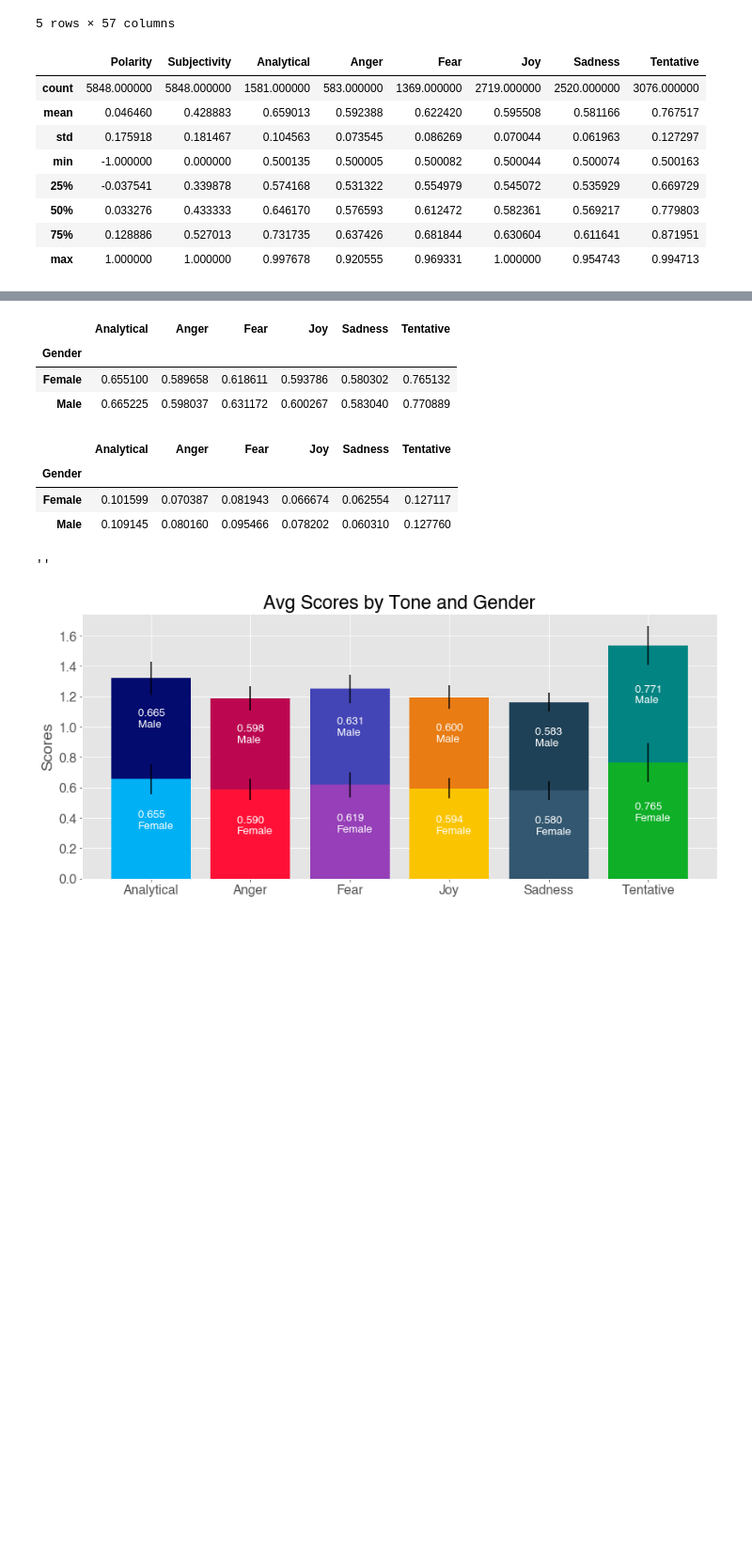
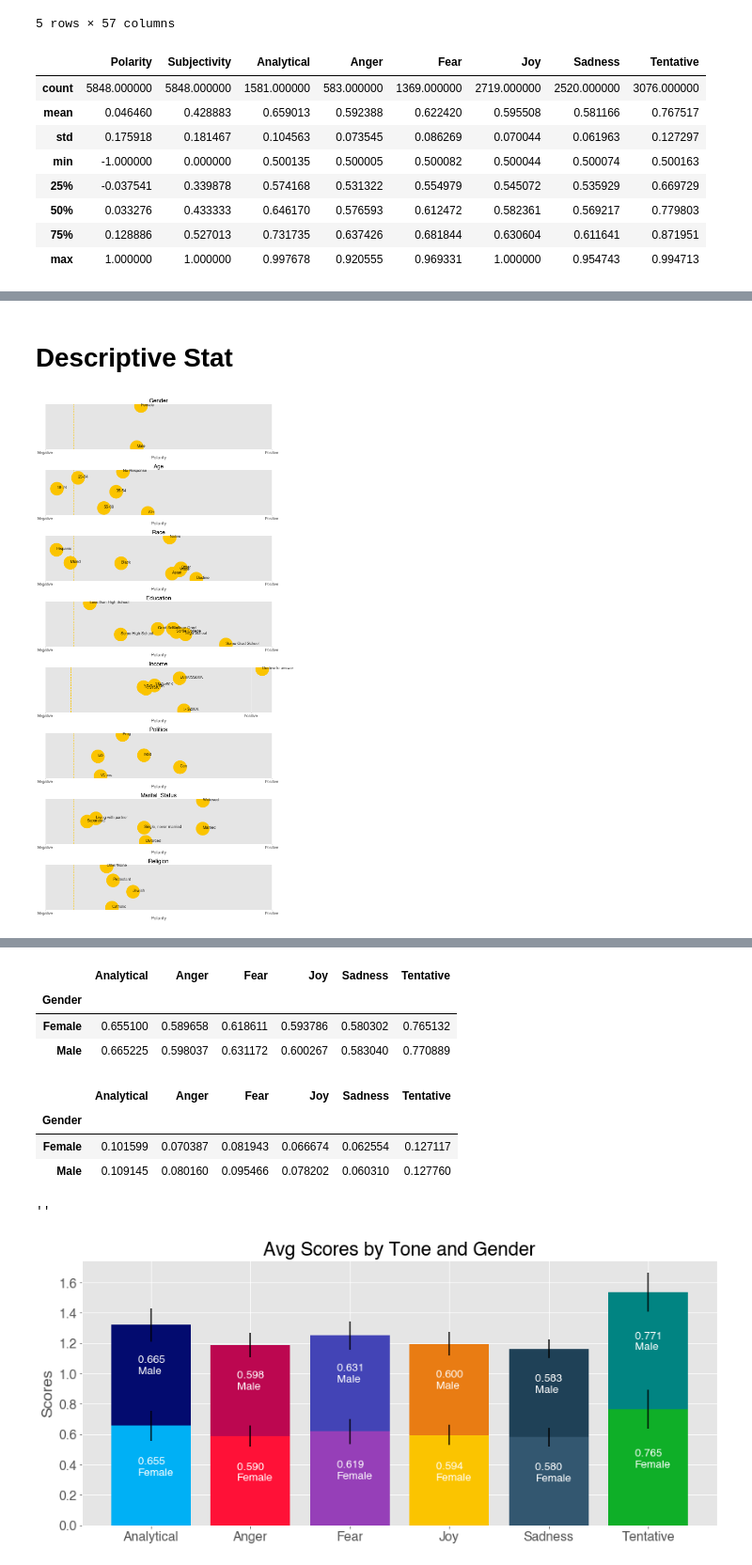
Before and after one commit to MekdiYilma/dreams, a Jupyter notebook: EDA/tone_analysis_on_SDDb.ipynb, the cells around one changed output, grey strips where cells are left out. Shown: that part at 94% size. Drawn from its saved outputs; the diff is of its cells as text; code cells hidden in the pictures; blank space fills up the shorter version.

```diff
--- a/EDA/tone_analysis_on_SDDb.ipynb
+++ b/EDA/tone_analysis_on_SDDb.ipynb
@@ -228,0 +245,10 @@ dream_df['Date'] = pd.to_datetime(dream_df['Date'])
+# %%
+dream_df['Education'] = dream_df['Education B']
+dream_df.Education = dream_df.Education.replace('Completed some college, but no degree','Some College')
+dream_df.Education = dream_df.Education.replace('Completed graduate school (e.g., M.S., M.D., Ph.D.)','Grad School')
+dream_df.Education = dream_df.Education.replace('High school graduate or equivalent (e.g., GED)','High School')
+dream_df.Education = dream_df.Education.replace('College graduate (e.g., B.A., A.B., B.S.)','College Grad')
+dream_df.Education = dream_df.Education.replace('Less than high school','Less than High School')
+dream_df.Education = dream_df.Education.replace('Completed some high school','Some High School')
+dream_df.Education = dream_df.Education.replace('Completed some graduate school, but no degree','Some Grad School')
+dream_df.Education = dream_df.Education.replace("Associate's degree",'Some College')
@@ -228,0 +278,8 @@ dream_df['Date'] = pd.to_datetime(dream_df['Date'])
+# %%
+dream_df['Politics'] = dream_df['Political Ideology']
+dream_df.Politics = dream_df.Politics.replace('Libert','Lib')
+dream_df.Politics = dream_df.Politics.replace('Cons','Con')
+# %%
+dream_df['Age'] = dream_df['Age Group B']
+dream_df['Marital_Status'] = dream_df['Marital Status B']
+dream_df['Religion'] = dream_df['Religious Affiliation A']
@@ -228,0 +306,31 @@ dream_df['Date'] = pd.to_datetime(dream_df['Date'])
+# %% [markdown]
+# Descriptive Stat
+# %%
+def plot_scatter(demographic_name):
+    dream_demographics_df = dream_df.groupby(demographic_name).agg('mean')[numeric_cols]
+    x = dream_demographics_df.Polarity
+    y = dream_demographics_df.Subjectivity
+    s = np.ones(len(x))*3000
+    labels = dream_demographics_df.index
+
+    ax.scatter(x, y, s=s, color='#FBC400',zorder=0)
+    ax.axvline(0, color='#FBC400', ls='--', lw=2)
+
+    for i, label in enumerate(labels):
+        ax.annotate(label, (x[i], y[i]), color='black', fontsize='medium', alpha =0.8)
+
+    ax.set_yticks([])
+    ax.set_xticks([-0.02, 0.14])
+    ax.set_xticklabels(['Negative', 'Positive'])
+    ax.set_xlabel('Polarity')
+    ax.set_title(f'{demographic_name}')
+# %%
+demographics = ['Gender', 'Age', 'Race', 'Education', 'Income', 'Politics', 'Marital_Status', 'Religion']
+
+
+fig, axs = plt.subplots(len(demographics), 1, figsize=(15,30), tight_layout=True)
+
+for i, ax in enumerate(axs):
+    ax = plot_scatter(demographics[i])
+# %% [output]
+[figure, added]
```
Also changed, not shown: parts of 12 cells of this notebook.
